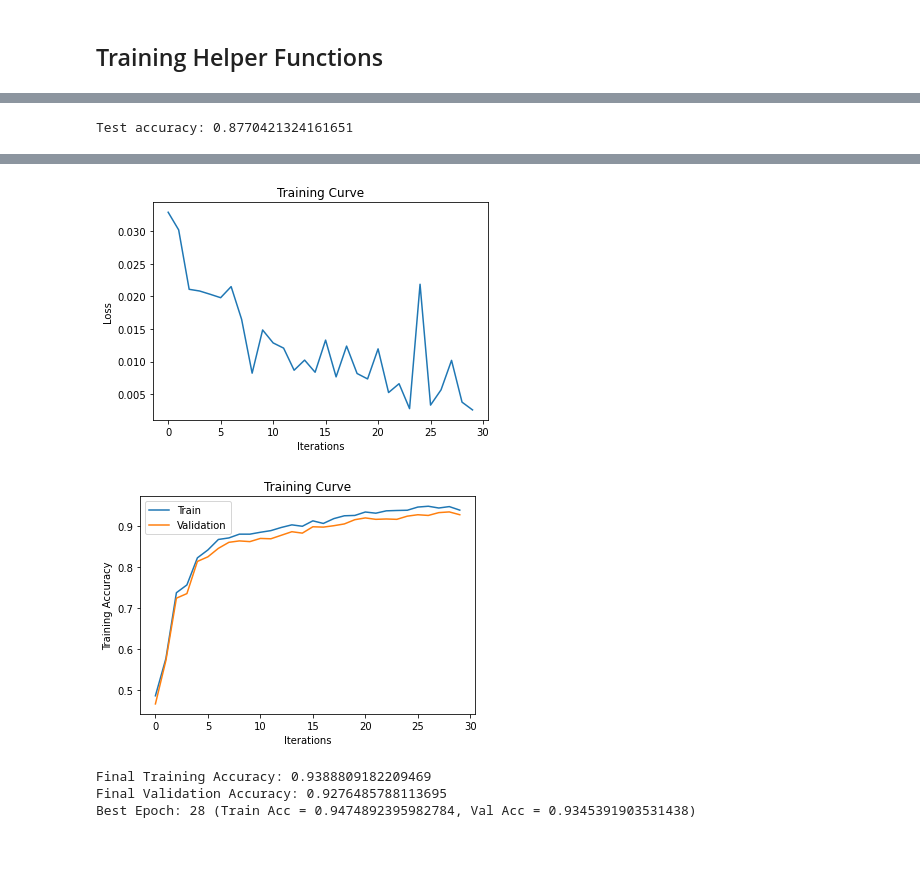
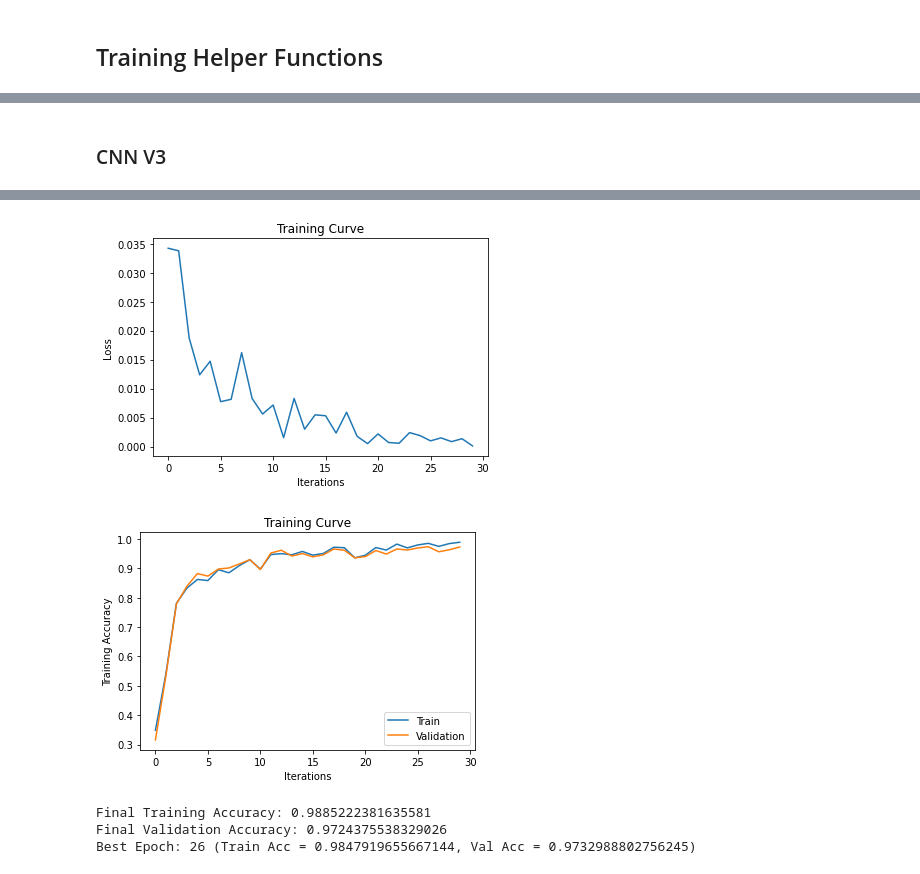
Before and after one commit to Edwinz28/mask-detector, a Jupyter notebook: mask-detector.ipynb, the cells around one changed output, grey strips where cells are left out. Saved outputs shown, nothing was run; the diff lists cells and outputs as text; code cells hidden in the pictures.

```diff
--- a/mask-detector.ipynb
+++ b/mask-detector.ipynb
@@ -134,3 +195,34 @@ class Basic_CNN(nn.Module):
+# %%
+class CNN_V3(nn.Module):
+    def __init__(self, num_classes=3):
+        super(CNN_V3, self).__init__()
+        self.name = "CNN_V3"
+
+        self.conv1 = nn.Conv2d(in_channels=3, out_channels=64, kernel_size=10, stride=4, padding=3)
+        self.conv2 = nn.Conv2d(in_channels=64, out_channels=64, kernel_size=6, stride=1)
+
+        self.drop = nn.Dropout2d(p=0.2)
+
+        # 240x240x3 ==conv1=> 60x60x64 ==4x conv2=> 40x40x64
+        self.fc = nn.Linear(in_features=40*40*64, out_features=num_classes)
+
+    def forward(self, x):
+        # Convolution with large kernel + stride to prevent need for max pooling (maintains accuracy and speeds up training)
+        x = F.relu(self.conv1(x))
+
+        # 64 feature convolutional layers
+        x = F.relu(self.conv2(x))
+        x = F.relu(self.conv2(x))
+        x = F.relu(self.conv2(x))
+        x = F.relu(self.conv2(x))
+
+        # Dropout layer
+        x = F.dropout(self.drop(x), training=self.training)
+
+        x = x.view(-1, 40*40*64)
+        x = self.fc(x)
+
+        return x
 # %% [markdown]
 ## Training Helper Functions
 # %%
@@ -237,7 +333,7 @@ if use_cuda and torch.cuda.is_available():
 else:
     print('CUDA is not available.  Training on CPU ...')
 
-train(model, train_set, val_set, batch_size = 32, learning_rate = 0.00012, num_epochs = 10)
+train(model, train_set, val_set, batch_size = 32, learning_rate = 0.0003, num_epochs = 30)
 # %% [output]
 CUDA is available!  Training on GPU ...
 Done loading data
@@ -333,7 +369,7 @@ if use_cuda and torch.cuda.is_available():
 else:
     print('CUDA is not available.  Training on CPU ...')
 
-train(model, train_set, val_set, batch_size = 32, learning_rate = 0.00012, num_epochs = 10)
+train(model, train_set, val_set, batch_size = 32, learning_rate = 0.0003, num_epochs = 30)
 # %% [output]
 CUDA is available!  Training on GPU ...
 Done loading data
@@ -356,29 +396,16 @@ Best Epoch: 8 (Train Acc = 0.8806312769010043, Val Acc = 0.8639104220499569)
-# %%
-#Test
-best_model = CNN_V2()
-best_model_path = "models/model_{0}_bs{1}_lr{2}_epoch{3}".format("CNN_V2", 32, 0.00012, 8)
-state = torch.load(best_model_path)
-
-best_model.load_state_dict(state)
-
-if use_cuda and torch.cuda.is_available():
-    best_model.cuda()
-test_dataloader = torch.utils.data.DataLoader(test_set, batch_size=32, shuffle=True)
-test_accuracy = get_accuracy(best_model, test_dataloader)
-print("Test accuracy:", test_accuracy)
-# %% [output]
-Test accuracy: 0.8770421324161651
+# %% [markdown]
+### CNN V3
 # %%
 use_cuda = True
 torch.manual_seed(2020)
-model = CNN_V2()
+model = CNN_V3()
 if use_cuda and torch.cuda.is_available():
     model.cuda()
     print('CUDA is available!  Training on GPU ...')
 else:
     print('CUDA is not available.  Training on CPU ...')
 
-train(model, train_set, val_set, batch_size = 32, learning_rate = 0.00012, num_epochs = 30)
+train(model, train_set, val_set, batch_size = 32, learning_rate = 0.0003, num_epochs = 30)
 # %% [output]
 CUDA is available!  Training on GPU ...
 Done loading data
@@ -400,5 +427,5 @@ Epoch #: 29 Accuracy: 0.9388809182209469
-[figure, old version]
+[figure, new version]
-[figure, old version]
+[figure, new version]
-Final Training Accuracy: 0.9388809182209469
-Final Validation Accuracy: 0.9276485788113695
-Best Epoch: 28 (Train Acc = 0.9474892395982784, Val Acc = 0.9345391903531438)
+Final Training Accuracy: 0.9885222381635581
+Final Validation Accuracy: 0.9724375538329026
+Best Epoch: 26 (Train Acc = 0.9847919655667144, Val Acc = 0.9732988802756245)
```
Also changed, not shown: parts of 30 cells of this notebook.
